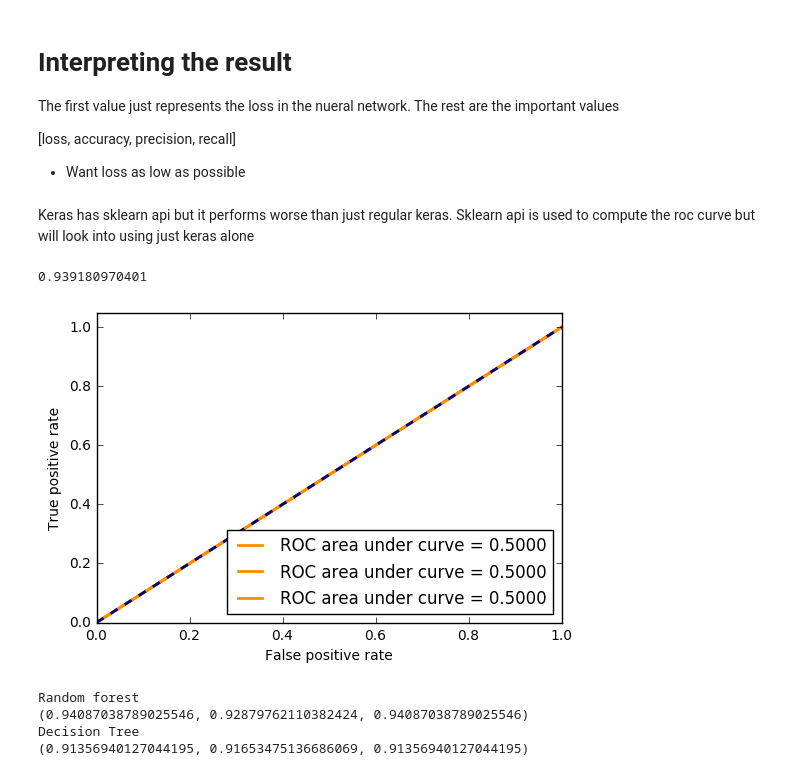
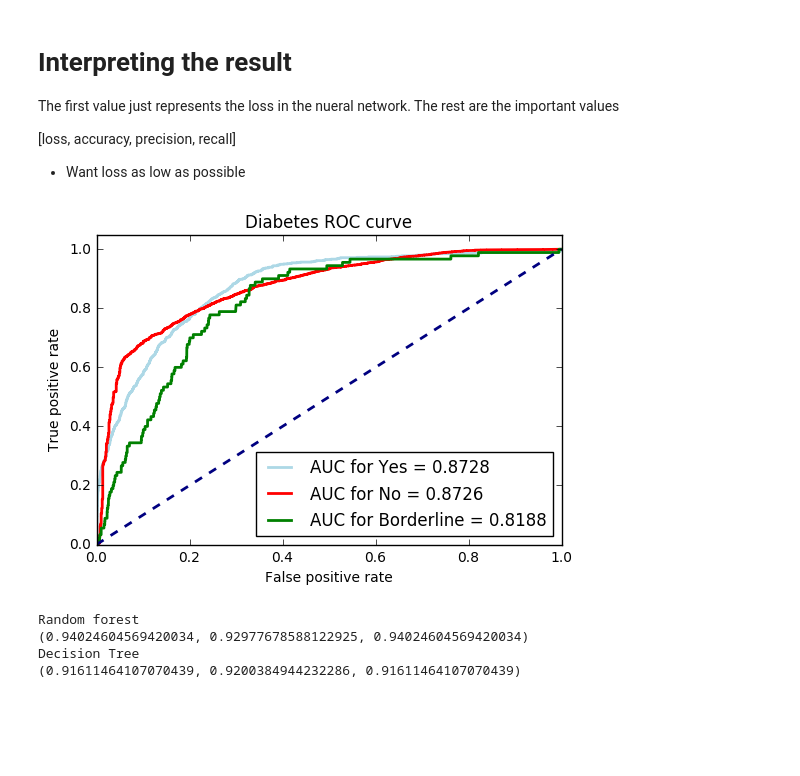
Before and after one commit to SpokenBanana/BinetflowTrainer, a Jupyter notebook: Diabetes_Model.ipynb, the cells around one changed output. Drawn from its saved outputs; the diff is of its cells as text; code cells hidden in the pictures; blank space fills up the shorter version.

Commit message:
Fixed model

```diff
--- a/Diabetes_Model.ipynb
+++ b/Diabetes_Model.ipynb
@@ -14,7 +14,7 @@ def get_feature_labels(file_name):
         next(reader, None)
         features = []
         labels = []
-        ignore = ['#N/A', 7, 9]
+        ignore = ['0', '#N/A', 7, 9]
         lengths = set()
         for row in reader:
             if row[-1] in ignore or int(row[-1]) > 3:
@@ -36,15 +36,7 @@ def get_feature_labels(file_name):
     return features, labels
 
 
-f, l = [], []
-
-for data in ['./Dataset_v3.csv']:
-    feat, lab = get_feature_labels(data)
-    f += feat
-    l += lab
-
-f = np.array(f)
-l = np.array(l)
+f, l = get_feature_labels('./Dataset_v3.csv')
 
 feat_train, feat_test, label_train, label_test = train_test_split(f, l,
                                               test_size=0.5, random_state=42)
@@ -58,8 +50,8 @@ model.compile(loss='binary_crossentropy', optimizer='rmsprop',
                    metrics=['accuracy', 'precision', 'recall'])
 
 model.fit(feat_train, label_train, nb_epoch=10, batch_size=32, verbose=False)
+print(model.evaluate(feat_test, label_test, batch_size=32, verbose=False))
 
-print(model.evaluate(feat_test, label_test, batch_size=32, verbose=False))
 
 # to supress common keras error
 import gc
@@ -75,8 +68,6 @@ gc.collect()
 
 
 * Want loss as low as possible
-# %% [markdown]
-Keras has sklearn api but it performs worse than just regular keras. Sklearn api is used to compute the roc curve but will look into using just keras alone
 # %%
 from keras.wrappers.scikit_learn import KerasClassifier
 from keras.layers import Activation
@@ -84,63 +75,46 @@ from keras.optimizers import SGD
 from sklearn.preprocessing import label_binarize
 from sklearn.metrics import roc_curve, auc
 import matplotlib.pyplot as plt
 from sklearn.metrics import f1_score, accuracy_score, precision_score, \
     recall_score
-
-
-def get_mlp():
-    model = Sequential()
-    model.add(Dense(64, input_dim=9, init='uniform'))
-    model.add(Activation('tanh'))
-    model.add(Dropout(0.5))
-    model.add(Dense(64, init='uniform'))
-    model.add(Activation('tanh'))
-    model.add(Dropout(0.5))
-    model.add(Dense(3, init='uniform'))
-    model.add(Activation('softmax'))
-
-    sgd = SGD(lr=0.1, decay=1e-6, momentum=0.9, nesterov=True)
-    model.compile(loss='categorical_crossentropy', optimizer=sgd,
-                  metrics=['accuracy', 'precision', 'recall'])
-    return model
+from binet_keras import get_tf_model
 
 
 def plot_roc_curve(feat_train, feat_test, label_train, label_test):
     # calculating the scores
-    classifier = KerasClassifier(build_fn=get_mlp,
-        nb_epoch=10, batch_size=32, verbose=0)
-    # ytrain = label_binarize(label_train, classes=[0, 1, 2])
-    classifier.fit(feat_train, label_train, batch_size=32)
-    y_score = classifier.predict(feat_test)
-    y_score = label_binarize(y_score, classes=[0, 1, 2])
-    print(accuracy_score(label_test, y_score))
-
-    label_test = label_binarize(label_test, classes=[0, 1, 2])
+    classifier = get_tf_model(dimension=9, out=3)
+    classifier.fit(feat_train, label_train, nb_epoch=10, batch_size=32,
+                  verbose=False)
+    y_score = classifier.predict_proba(feat_test, batch_size=32, verbose=0)
+    label_test = np.array(label_test)
     fpr = {}
     tpr = {}
     roc_auc = {}
     for i in range(3):
         fpr[i], tpr[i], _ = roc_curve(label_test[:, i], y_score[:, i])
         roc_auc[i] = auc(fpr[i], tpr[i])
 
     # Plotting
     plt.figure()
     lw = 2
+    colors = ['lightblue', 'red', 'green']
+    lab = ['Yes', 'No', 'Borderline']
     for i in range(3):
-        plt.plot(fpr[i], tpr[i], color='darkorange', lw=lw,
-                 label='ROC area under curve = {0:.4f}'.format(roc_auc[i]))
+        plt.plot(fpr[i], tpr[i], color=colors[i], lw=lw,
+                 label='AUC for {0} = {1:.4f}'.format(lab[i], roc_auc[i]))
     plt.plot([0, 1], [0, 1], color='navy', lw=lw, linestyle='--')
     plt.xlim([0.0, 1.0])
     plt.ylim([0.0, 1.05])
     plt.xlabel('False positive rate')
     plt.ylabel('True positive rate')
+    plt.title("Diabetes ROC curve")
     plt.legend(loc='lower right')
     plt.show()
 
+
 plot_roc_curve(feat_train, feat_test, label_train, label_test)
 # %% [output]
-0.939180970401
-[figure, old version]
+[figure, new version]
 # %%
 from sklearn import tree
 from sklearn.ensemble import RandomForestClassifier
@@ -152,7 +126,7 @@ def decision_tree(feat_train, feat_test, label_train, label_test):
                                       criterion='gini', splitter='best')
     clf.fit(feat_train, label_train)
     predicted_labels = clf.predict(feat_test)
-
+    label_test = np.array(label_test)
     result = {}
     result['recall'] = recall_score(label_test, predicted_labels,
                                     average='weighted')
@@ -167,7 +141,7 @@ def random_forest(feat_train, feat_test, label_train, label_test):
 
     clf.fit(feat_train, label_train)
     predicted_labels = clf.predict(feat_test)
-
+    label_test = np.array(label_test)
     result = {}
     result['recall'] = recall_score(label_test, predicted_labels,
                                     average='weighted')
@@ -182,9 +156,9 @@ print('Decision Tree')
 print(decision_tree(feat_train, feat_test, label_train, label_test))
 # %% [output]
 Random forest
-(0.94087038789025546, 0.92879762110382424, 0.94087038789025546)
+(0.94024604569420034, 0.92977678588122925, 0.94024604569420034)
 Decision Tree
-(0.91356940127044195, 0.91653475136686069, 0.91356940127044195)
+(0.91611464107070439, 0.9200384944232286, 0.91611464107070439)
 # %%
 
 def plot_roc_curve_with(feat_train, feat_test, label_train, label_test, classifier):
```
Also changed, not shown: parts of 2 cells of this notebook.
